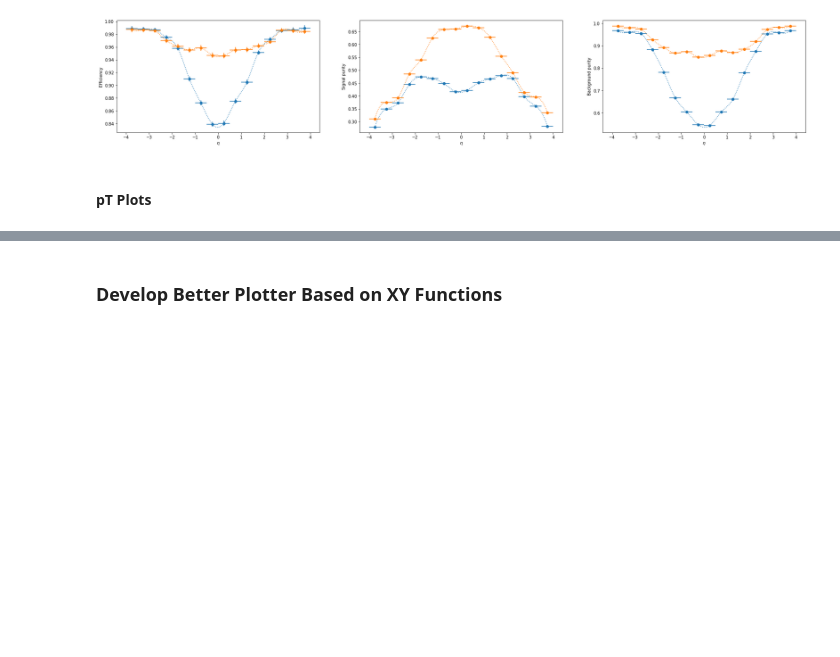
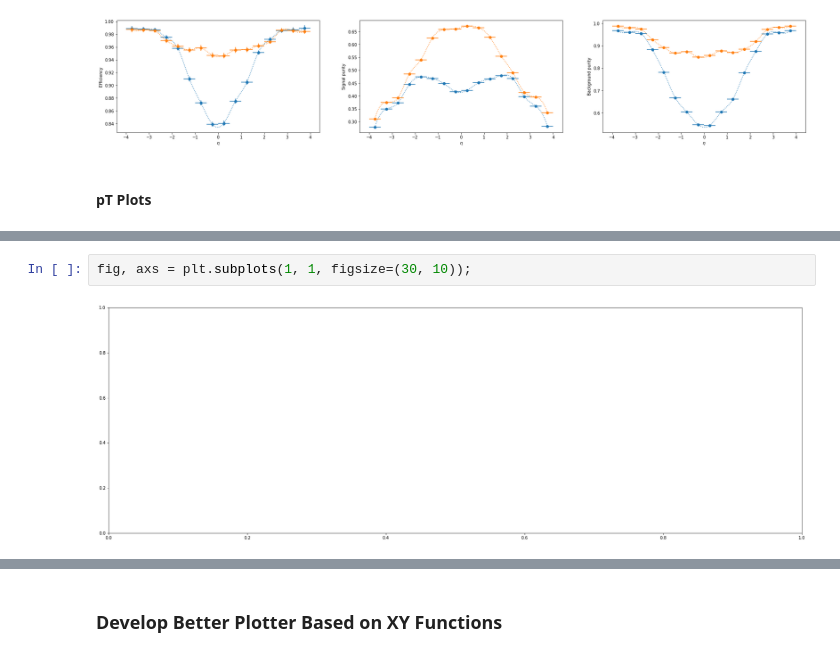
Before and after one commit to HSF-reco-and-software-triggers/Tracking-ML-Exa.TrkX, a Jupyter notebook: Pipelines/Common_Tracking_Example/notebooks/ITk/Exploration/VanillaHeteroGNN.ipynb, the cells around one changed output, grey strips where cells are left out. Cells and saved outputs as stored; diff of their text form; blank space fills up the shorter version.

```diff
--- a/Pipelines/Common_Tracking_Example/notebooks/ITk/Exploration/VanillaHeteroGNN.ipynb
+++ b/Pipelines/Common_Tracking_Example/notebooks/ITk/Exploration/VanillaHeteroGNN.ipynb
@@ -277,0 +297,4 @@ fig
+# %%
+fig, axs = plt.subplots(1, 1, figsize=(30, 10));
+# %% [output]
+[figure, added]
```
Also changed, not shown: parts of 20 cells of this notebook, 6 other files.
